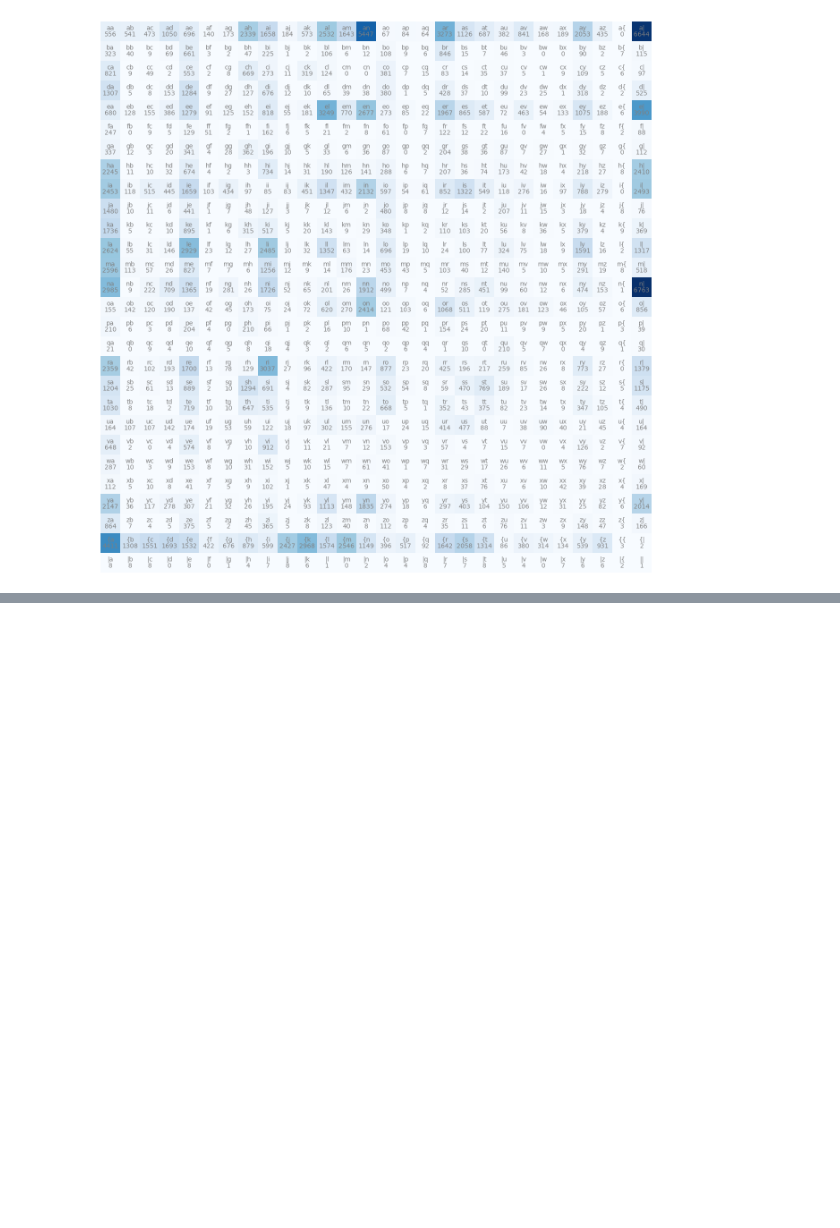
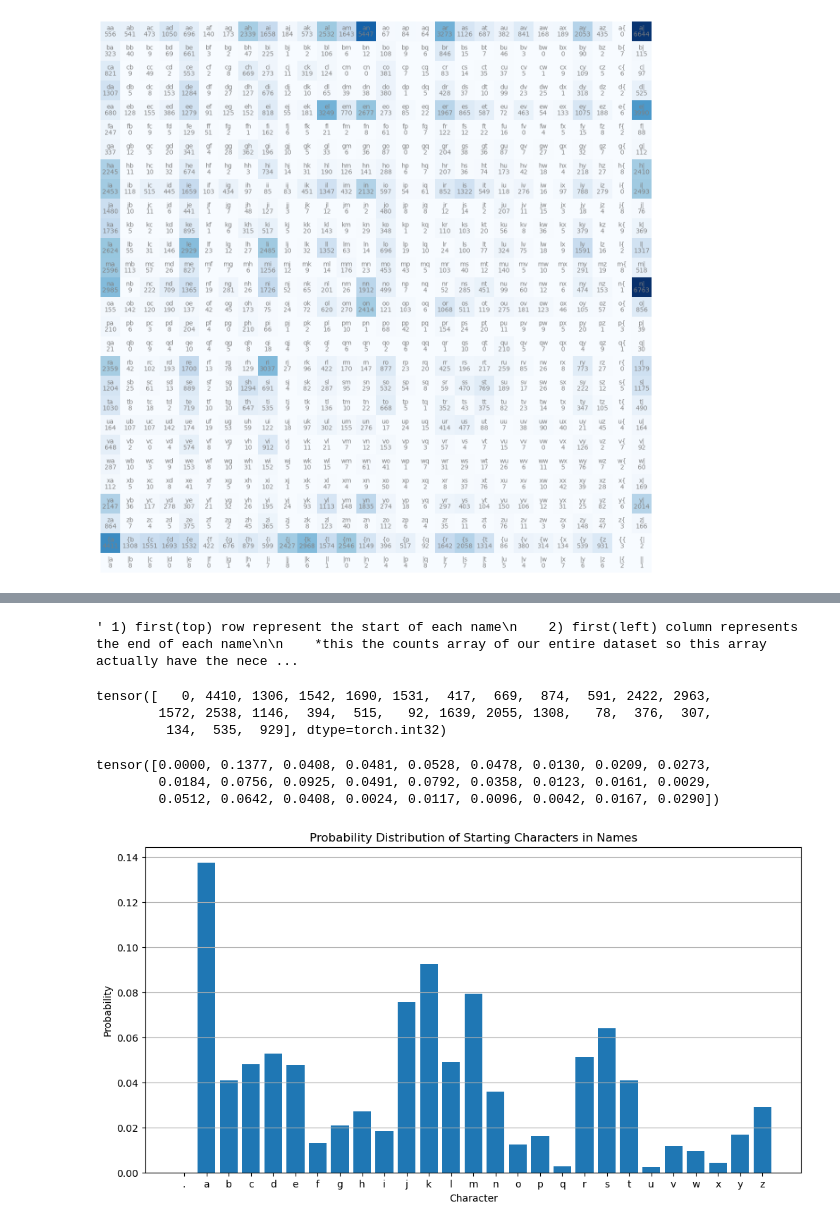
Before and after one commit to vinayvaida27/Transformer, a Jupyter notebook: makemore.ipynb, the cells around one changed output, grey strips where cells are left out. Saved outputs shown, nothing was run; the diff lists cells and outputs as text; code cells hidden in the pictures; blank space fills up the shorter version.

```diff
--- a/makemore.ipynb
+++ b/makemore.ipynb
@@ -340,0 +374,48 @@ N[3,3]
+# %%
+""" 1) first(top) row represent the start of each name
+    2) first(left) column represents the end of each name
+
+    *this the counts array of our entire dataset so this array actually have the necessary information for us to actually sample from the bigram character level language model
+
+    *from this probabilities or the counts we start to understand the sampling of each character
+
+    """
+# %% [output]
+' 1) first(top) row represent the start of each name\n    2) first(left) column represents the end of each name\n\n    *this the counts array of our entire dataset so this array actually have the nece ...
+# %%
+### Starting character of names sampling
+N[0]
+# %% [output]
+tensor([   0, 4410, 1306, 1542, 1690, 1531,  417,  669,  874,  591, 2422, 2963,
+        1572, 2538, 1146,  394,  515,   92, 1639, 2055, 1308,   78,  376,  307,
+         134,  535,  929], dtype=torch.int32)
+# %%
+## Calculating probability
+
+p = N[0].float()
+p = p/p.sum()
+p
+# %% [output]
+tensor([0.0000, 0.1377, 0.0408, 0.0481, 0.0528, 0.0478, 0.0130, 0.0209, 0.0273,
+        0.0184, 0.0756, 0.0925, 0.0491, 0.0792, 0.0358, 0.0123, 0.0161, 0.0029,
+        0.0512, 0.0642, 0.0408, 0.0024, 0.0117, 0.0096, 0.0042, 0.0167, 0.0290])
+# %%
+import matplotlib.pyplot as plt
+
+# Convert to numpy for plotting
+p_np = p.numpy()
+
+# Create character labels using itos (ordered by index)
+labels = [itos.get(i, f"[{i}]") for i in range(len(p_np))]
+
+# Plotting
+plt.figure(figsize=(12, 6))
+plt.bar(range(len(p_np)), p_np)
+plt.xticks(ticks=range(len(p_np)), labels=labels)
+plt.xlabel('Character')
+plt.ylabel('Probability')
+plt.title('Probability Distribution of Starting Characters in Names')
+plt.grid(True, axis='y')
+plt.show()
+# %% [output]
+[figure, added]
```
Also changed, not shown: parts of 16 cells of this notebook.
